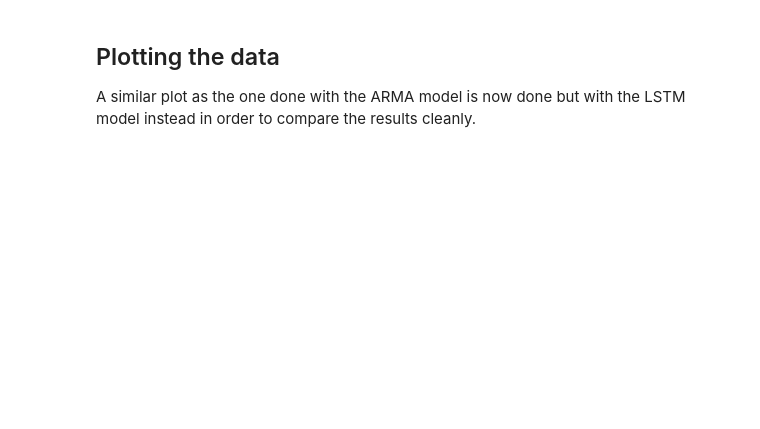
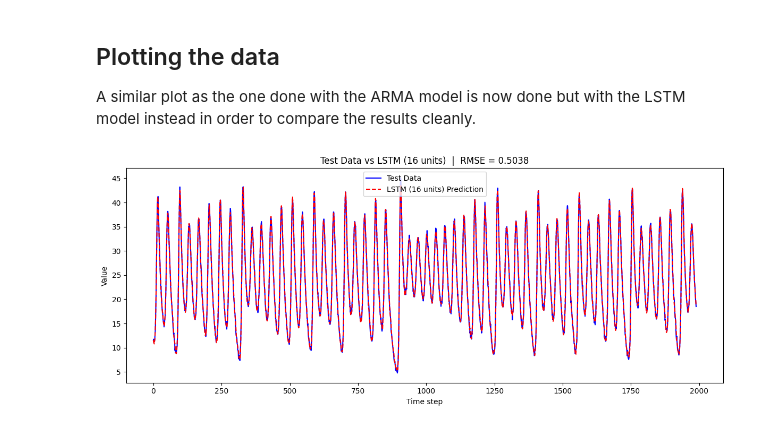
Before and after one commit to Jarlarn/SchoolProjects, a Jupyter notebook: InterpretableAI/Assignment1/Assignment1.ipynb, the cells around one changed output. Saved outputs shown, nothing was run; the diff lists cells and outputs as text; code cells hidden in the pictures; blank space fills up the shorter version.

```diff
--- a/InterpretableAI/Assignment1/Assignment1.ipynb
+++ b/InterpretableAI/Assignment1/Assignment1.ipynb
@@ -422,19 +439,21 @@ A similar plot as the one done with the ARMA model is now done but with the LSTM
 # %%
 plt.figure(figsize=(12, 5))
 plt.plot(y_test, label="Test Data", color="blue")
 plt.plot(
     best_pred,
     label=f"LSTM ({best_units} units) Prediction",
     color="red",
     linestyle="--",
 )
-plt.title(f"Test Data vs LSTM ({best_units} units)  |  RMSE = {best_rmse:.4f}")
+plt.title(f"Test Data vs LSTM ({best_units} units)  |  RMSE = {best_val_rmse:.4f}")
 plt.xlabel("Time step")
 plt.ylabel("Value")
 plt.legend()
 plt.tight_layout()
 plt.savefig("task_lstm_prediction.png")
 plt.show()
+# %% [output]
+[figure, added]
 # %% [markdown]
 # Task 5 Analysing ARMA(2,4)
 
```
Also changed, not shown: parts of 3 cells of this notebook, 9 other files.
